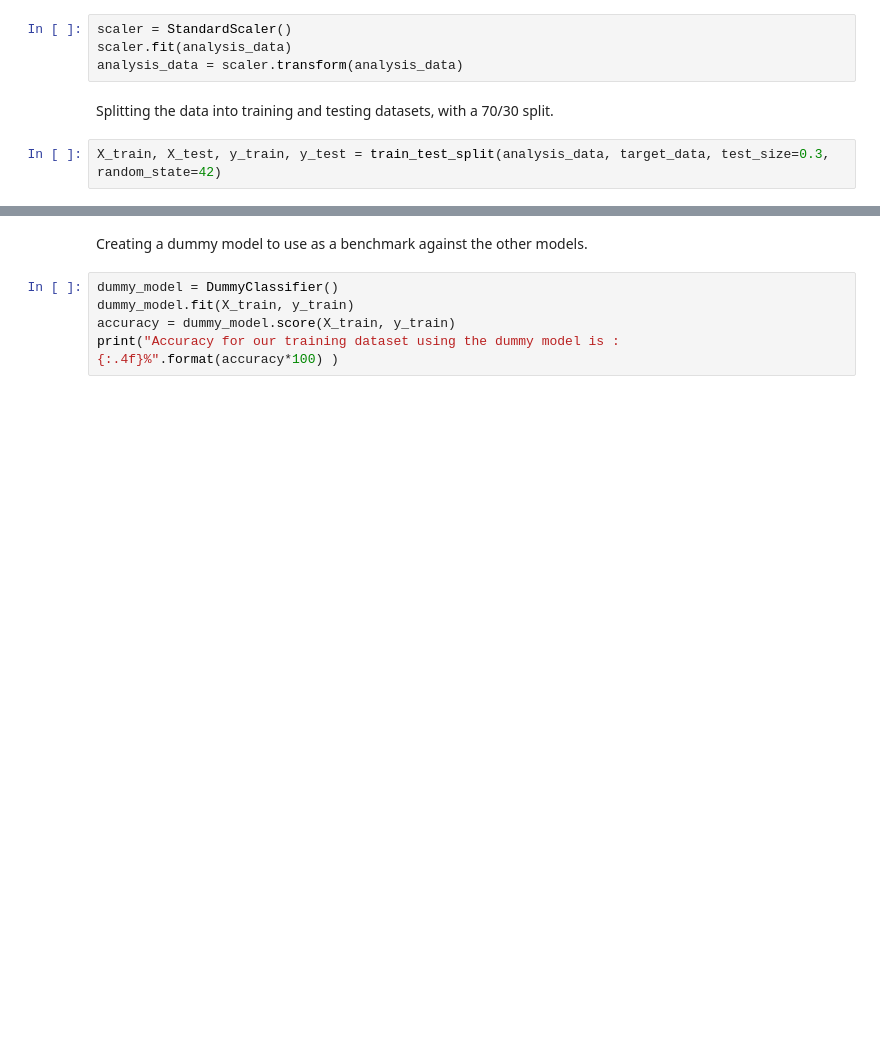
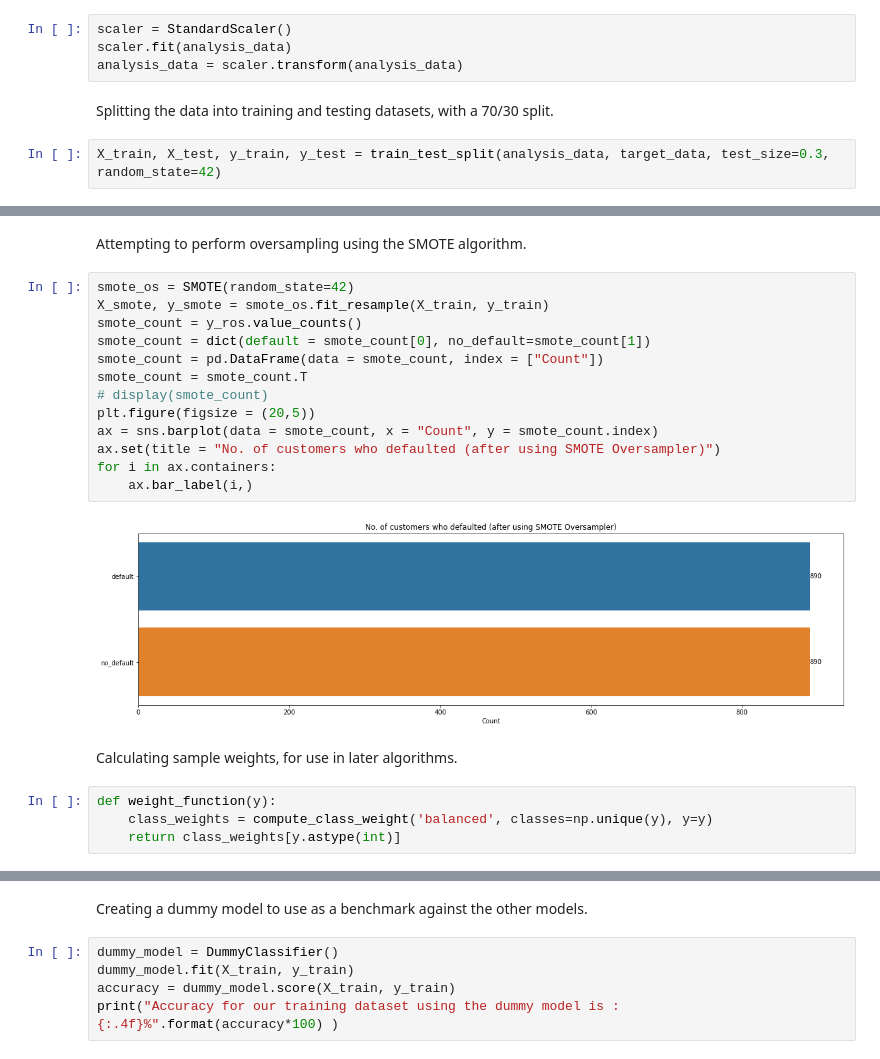
Before and after one commit to derpflections/AIML_BankDefaultClassification, a Jupyter notebook: index_classification.ipynb, the cells around one changed output, grey strips where cells are left out. Cells and saved outputs as stored; diff of their text form; blank space fills up the shorter version.

```diff
--- a/index_classification.ipynb
+++ b/index_classification.ipynb
@@ -296,0 +324,23 @@ for i in ax.containers:
+# %% [markdown]
+Attempting to perform oversampling using the SMOTE algorithm.
+# %%
+smote_os = SMOTE(random_state=42)
+X_smote, y_smote = smote_os.fit_resample(X_train, y_train)
+smote_count = y_ros.value_counts()
+smote_count = dict(default = smote_count[0], no_default=smote_count[1])
+smote_count = pd.DataFrame(data = smote_count, index = ["Count"])
+smote_count = smote_count.T
+# display(smote_count)
+plt.figure(figsize = (20,5))
+ax = sns.barplot(data = smote_count, x = "Count", y = smote_count.index)
+ax.set(title = "No. of customers who defaulted (after using SMOTE Oversampler)")
+for i in ax.containers:
+    ax.bar_label(i,)
+# %% [output]
+[figure, added]
+# %% [markdown]
+Calculating sample weights, for use in later algorithms.
+# %%
+def weight_function(y):
+    class_weights = compute_class_weight('balanced', classes=np.unique(y), y=y)
+    return class_weights[y.astype(int)]
```
Also changed, not shown: parts of 15 cells of this notebook.
